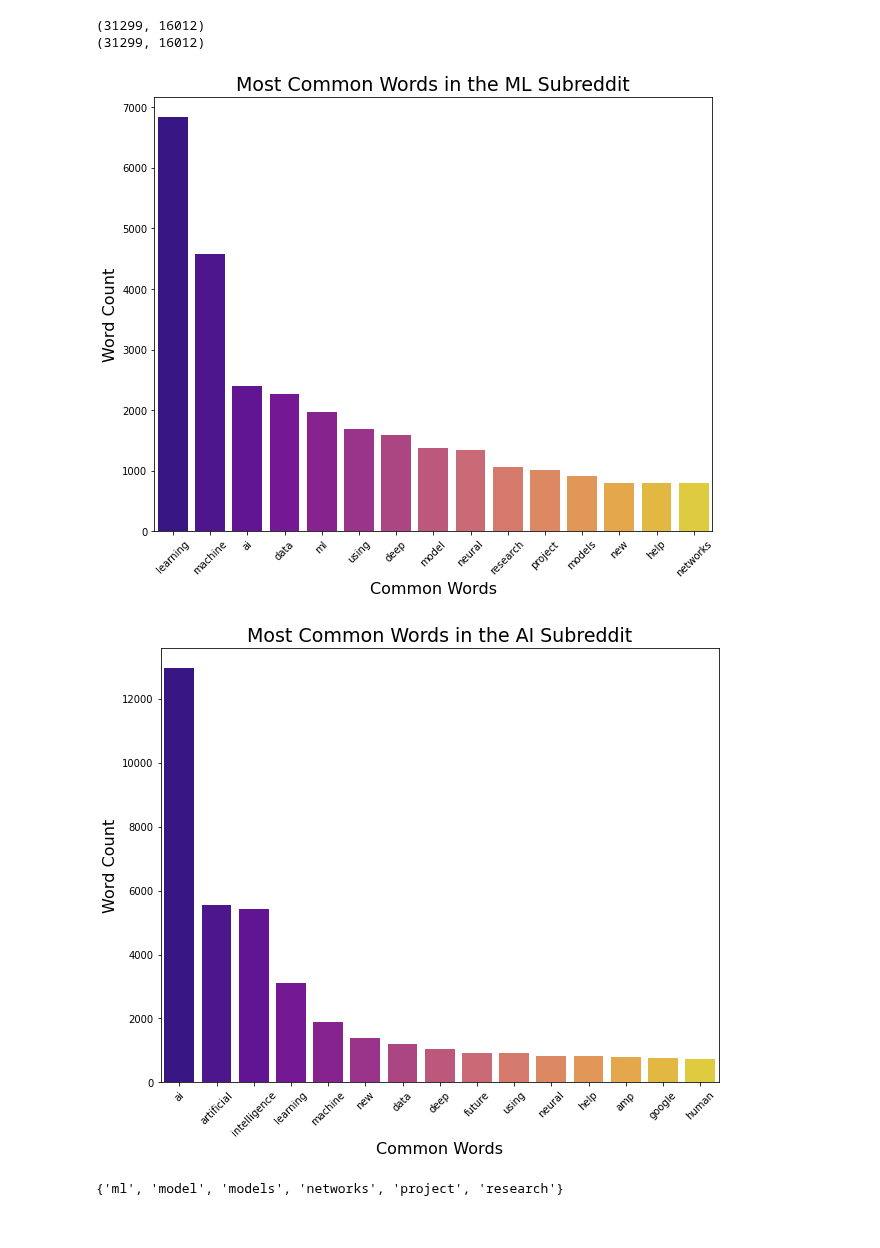
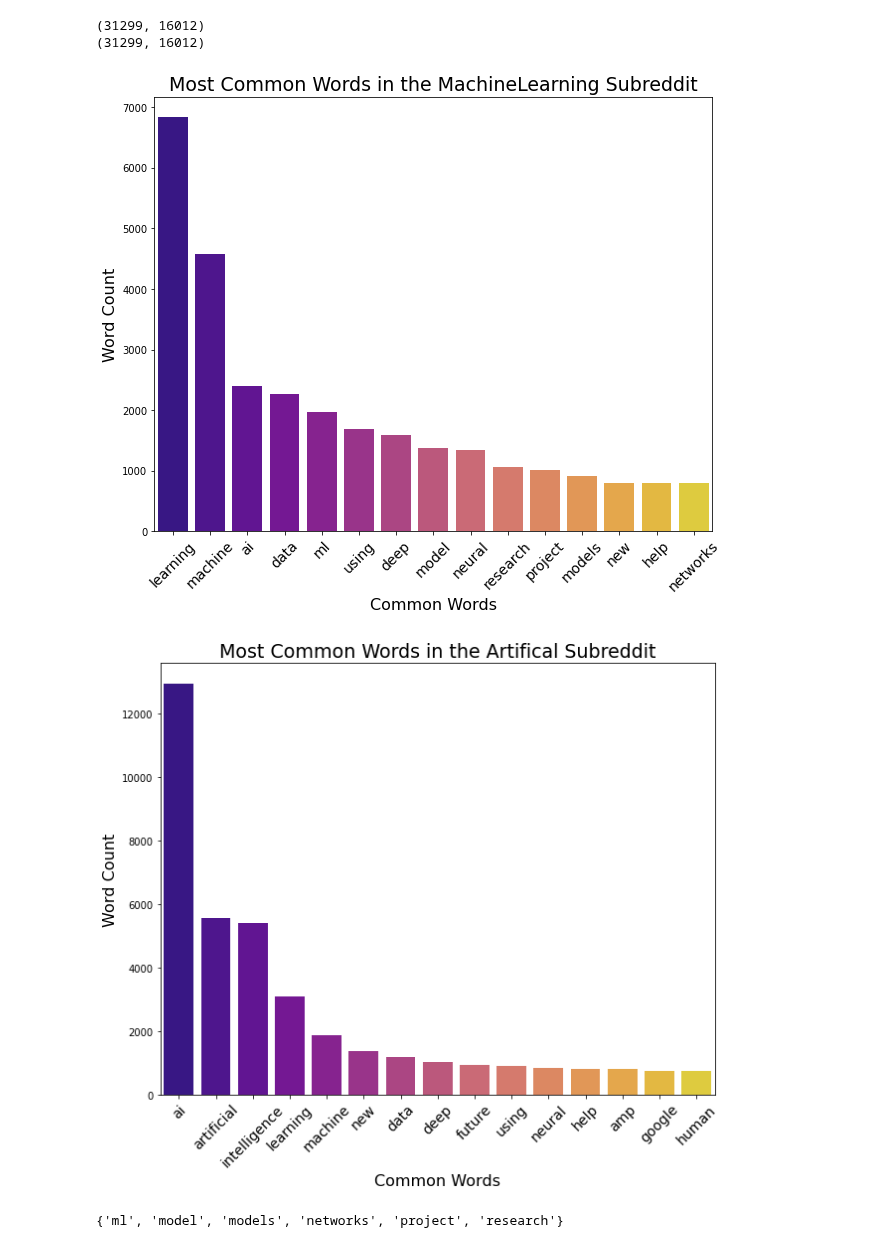
Before and after one commit to amcurley/GA_projects, a Jupyter notebook: Projects/project_3-master/code/03_title_only_lr_nb.ipynb, the cells around one changed output. Saved outputs shown, nothing was run; the diff lists cells and outputs as text; code cells hidden in the pictures.

```diff
--- a/Projects/project_3-master/code/03_title_only_lr_nb.ipynb
+++ b/Projects/project_3-master/code/03_title_only_lr_nb.ipynb
@@ -216,21 +216,21 @@ most_freq_ai = most_freq_ai[:15]
 # %%
 plt.figure(figsize=(10, 8))
 chartml = sns.barplot(x= most_freq_ml[0], y = most_freq_ml[1], palette="plasma")
-chartml.set_xticklabels(chartml.get_xticklabels(), rotation=45);
-plt.title('Most Common Words in the ML Subreddit', size=19)
+chartml.set_xticklabels(chartml.get_xticklabels(), rotation=45, size = 14);
+plt.title('Most Common Words in the MachineLearning Subreddit', size=19)
 plt.xlabel('Common Words', size=16)
 plt.ylabel('Word Count', size= 16);
 # %% [output]
-[figure, old version]
+[figure, new version]
 # %%
 plt.figure(figsize=(10, 8))
 chart = sns.barplot(x= most_freq_ai[0], y = most_freq_ai[1], palette="plasma")
-chart.set_xticklabels(chart.get_xticklabels(), rotation=45);
-plt.title('Most Common Words in the AI Subreddit', size=19)
+chart.set_xticklabels(chart.get_xticklabels(), rotation=45, size = 14);
+plt.title('Most Common Words in the Artifical Subreddit', size=19)
 plt.xlabel('Common Words', size=16)
 plt.ylabel('Word Count', size= 16);
 # %% [output]
-[figure, old version]
+[figure, new version]
 # %%
 ml_list = [i for i in most_freq_ml[0]]
 ai_list = [i for i in most_freq_ai[0]]
```
Also changed, not shown: parts of 7 cells of this notebook, 4 other files.
